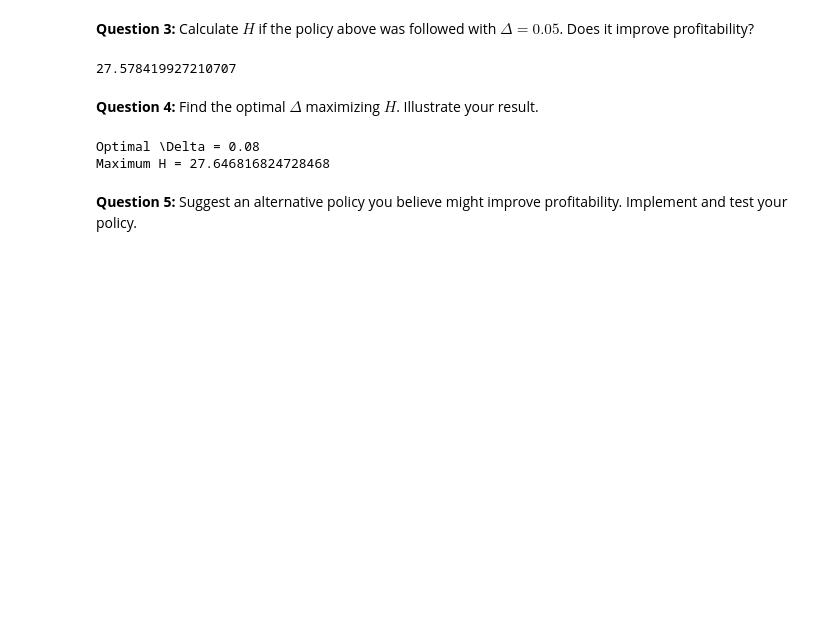
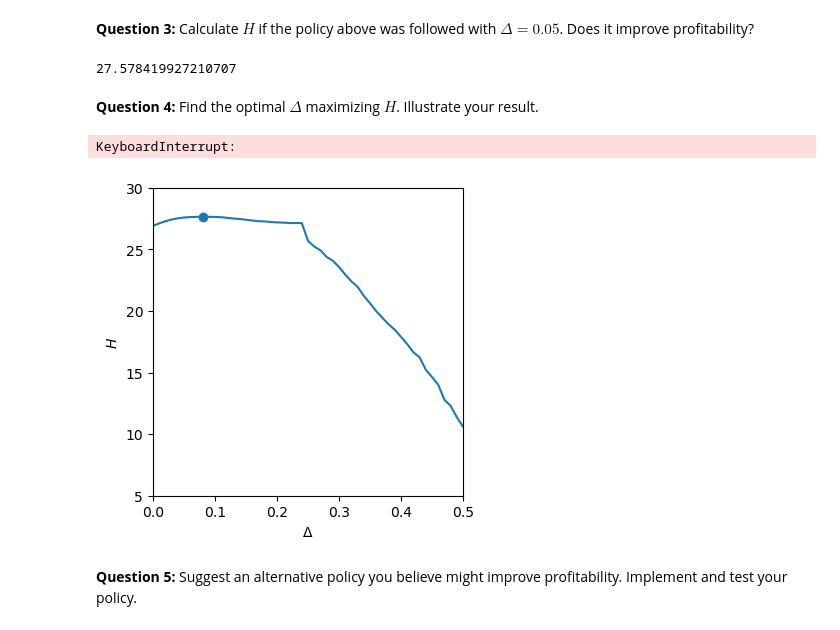
Before and after one commit to NumEconCopenhagen/projects-2023-cbjk, a Jupyter notebook: examproject/Exam-2023-notebook.ipynb, the cells around one changed output. Cells and saved outputs as stored; diff of their text form; code cells hidden in the pictures; blank space fills up the shorter version.

```diff
--- a/examproject/Exam-2023-notebook.ipynb
+++ b/examproject/Exam-2023-notebook.ipynb
@@ -219,39 +225,39 @@ l_model.H(out=2)
 27.578419927210707
 # %% [markdown]
 **Question 4:** Find the optimal $\Delta$ maximizing $H$. Illustrate your result.
+# %%
+def objective(x):
+        return -(l_model.H(out=2, Delta = x))
+    # o. objective function
+obj = lambda x: objective(x)
+guess = 0
+result = optimize.minimize(obj, guess, method='Nelder-Mead')
+
+print(f'Optimal \Delta = {result.x[0].round(2)}')
+print(f'Maximum H = {l_model.H(out=2, Delta = result.x[0])}')
+# %% [output]
+KeyboardInterrupt:
 # %%
-def objective(x):
-        return -(l_model.H(out=2, Delta = x))
-    # o. objective function
-obj = lambda x: objective(x)
-guess = 0
-result = optimize.minimize(obj, guess, method='Nelder-Mead')
-
-print(f'Optimal \Delta = {result.x[0].round(2)}')
-print(f'Maximum H = {l_model.H(out=2, Delta = result.x[0])}')
-
-# a.
-Delta_max = 2
+# a. make grid of H and Delta
+Delta_max = 0.5
 H_vec = np.empty(0)
-Delta_vec = np.linspace(0,2,21)
+Delta_vec = np.linspace(0,Delta_max,51)
 for i in Delta_vec:
-    H_vec = np.append(H_vec,l_model.H(out=2, Delta = i)
+    H_vec = np.append(H_vec,l_model.H(out=2, Delta = i))
 
 
-
-# b. plot inddifference curve
+# b. plot H values
 fig = plt.figure(figsize=(4,4))
 ax = fig.add_subplot(1,1,1)
 ax.plot(Delta_vec,H_vec)
 ax.scatter(result.x[0].round(2),l_model.H(out=2, Delta = result.x[0]))
 
 ax.set_xlabel('$\Delta$')
 ax.set_ylabel('$H$')
 ax.set_xlim([0,Delta_max])
-ax.set_ylim([0,Delta_max]);
+ax.set_ylim([5,30]);
 # %% [output]
-Optimal \Delta = 0.08
-Maximum H = 27.646816824728468
+[figure, added]
 # %% [markdown]
 
 **Question 5:** Suggest an alternative policy you believe might improve profitability. Implement and test your policy.
```
Also changed, not shown: parts of 10 cells of this notebook.
